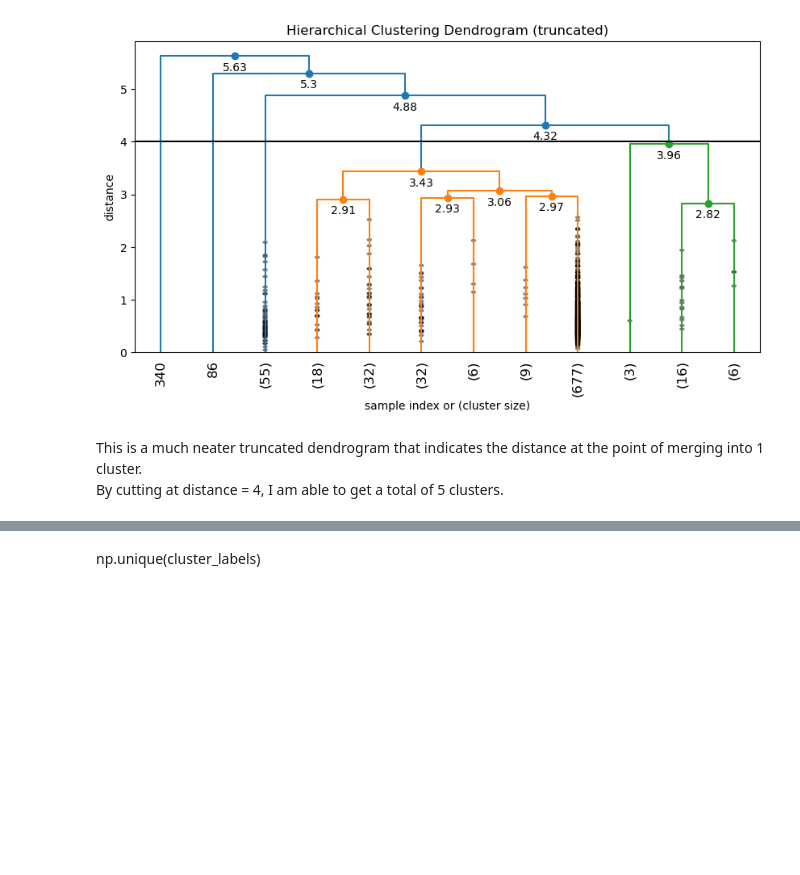
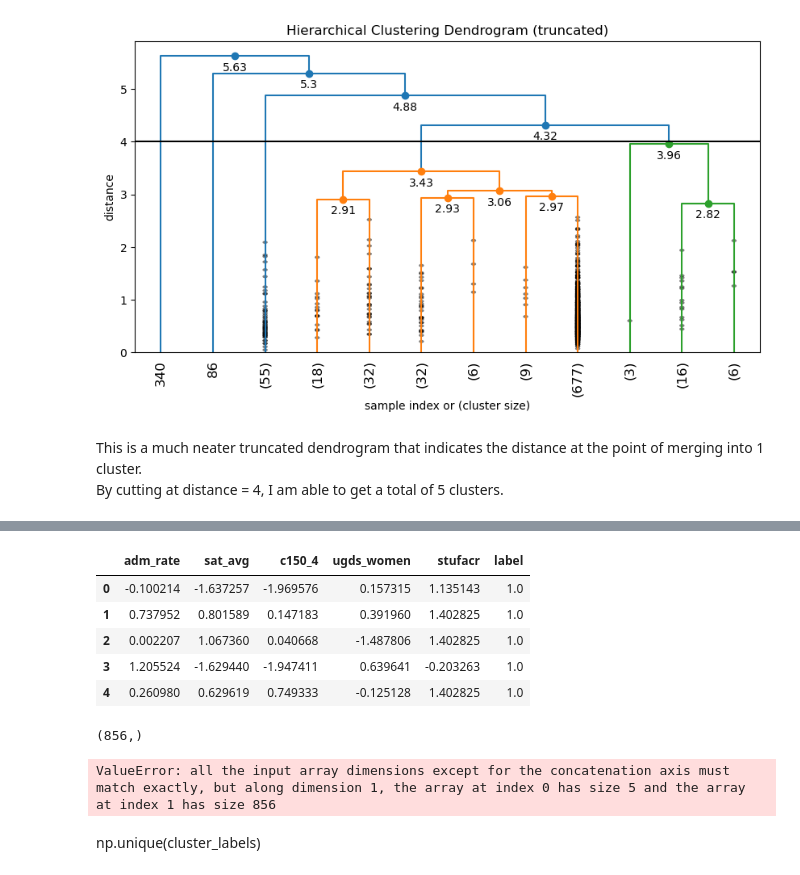
Before and after one commit to Luke-zm/Completed-Data-Courses-for-Masters, a Jupyter notebook: IND5003/take_home_exam/IND5003_THE_ZHONG_ZHIMING.ipynb, the cells around one changed output, grey strips where cells are left out. Cells and saved outputs as stored; diff of their text form; code cells hidden in the pictures; blank space fills up the shorter version.

```diff
--- a/IND5003/take_home_exam/IND5003_THE_ZHONG_ZHIMING.ipynb
+++ b/IND5003/take_home_exam/IND5003_THE_ZHONG_ZHIMING.ipynb
@@ -477,0 +482,27 @@ Now that we have finally determined the optimal numbe of clusters to have is 5,
+# %%
+# Set the number of cluster to have to be 5
+num_cluster = 5
+# %%
+# Create cluster object
+cluster=AgglomerativeClustering(n_clusters=num_cluster, metric='euclidean', linkage=chosen_linkage)
+# Fit the standard scaled data into the cluster object and predict the label
+cluster.fit_predict(clus_ss)
+# Find the label or result of the clustering
+pred_label = cluster.labels_
+# Reshape into the correct shape of (856,1), instead of default (856,)
+pred_label = pred_label.reshape(-1,1)
+# Stack the array and data together
+# Append the label to the standard scaled data
+clus_ss_w_label = np.hstack((clus_ss, pred_label))
+# Change the matrix into dataframe for simpler analysis
+clus_eucli_res_df = pd.DataFrame(clus_ss_w_label, columns=["adm_rate", "sat_avg", "c150_4", "ugds_women", "stufacr", "label"])
+# %%
+# Display the frist 5 rows to take a look at it.
+clus_eucli_res_df.head()
+# %% [output]
+|  | adm_rate | sat_avg | c150_4 | ugds_women | stufacr | label |
+| 0 | -0.100214 | -1.637257 | -1.969576 | 0.157315 | 1.135143 | 1.0 |
+| 1 | 0.737952 | 0.801589 | 0.147183 | 0.391960 | 1.402825 | 1.0 |
+| 2 | 0.002207 | 1.067360 | 0.040668 | -1.487806 | 1.402825 | 1.0 |
+| 3 | 1.205524 | -1.629440 | -1.947411 | 0.639641 | -0.203263 | 1.0 |
+| 4 | 0.260980 | 0.629619 | 0.749333 | -0.125128 | 1.402825 | 1.0 |
@@ -478,3 +513,18 @@ Now that we have finally determined the optimal numbe of clusters to have is 5,
+# %%
+# Create cluster object
+cluster=AgglomerativeClustering(n_clusters=num_cluster, metric='euclidean', linkage=chosen_linkage)
+# Fit the standard scaled data into the cluster object and predict the label
+cluster.fit_predict(clus_ss)
+# Find the label or result of the clustering
+pred_label = cluster.labels_
+print(pred_label.shape)
+# Append the label to the standard scaled data
+clus_ss_w_label = np.vstack((clus_ss, pred_label))
+# Change the matrix into dataframe for simpler analysis
+clus_eucli_res_df = pd.DataFrame(clus_ss_w_label, columns=["adm_rate", "sat_avg", "c150_4", "ugds_women", "stufacr", "label"])
+# %% [output]
+(856,)
+ValueError: all the input array dimensions except for the concatenation axis must match exactly, but along dimension 1, the array at index 0 has size 5 and the array at index 1 has size 856
 # %% [markdown]
 np.unique(cluster_labels)
 # %%
```
Also changed, not shown: parts of 7 cells of this notebook.
